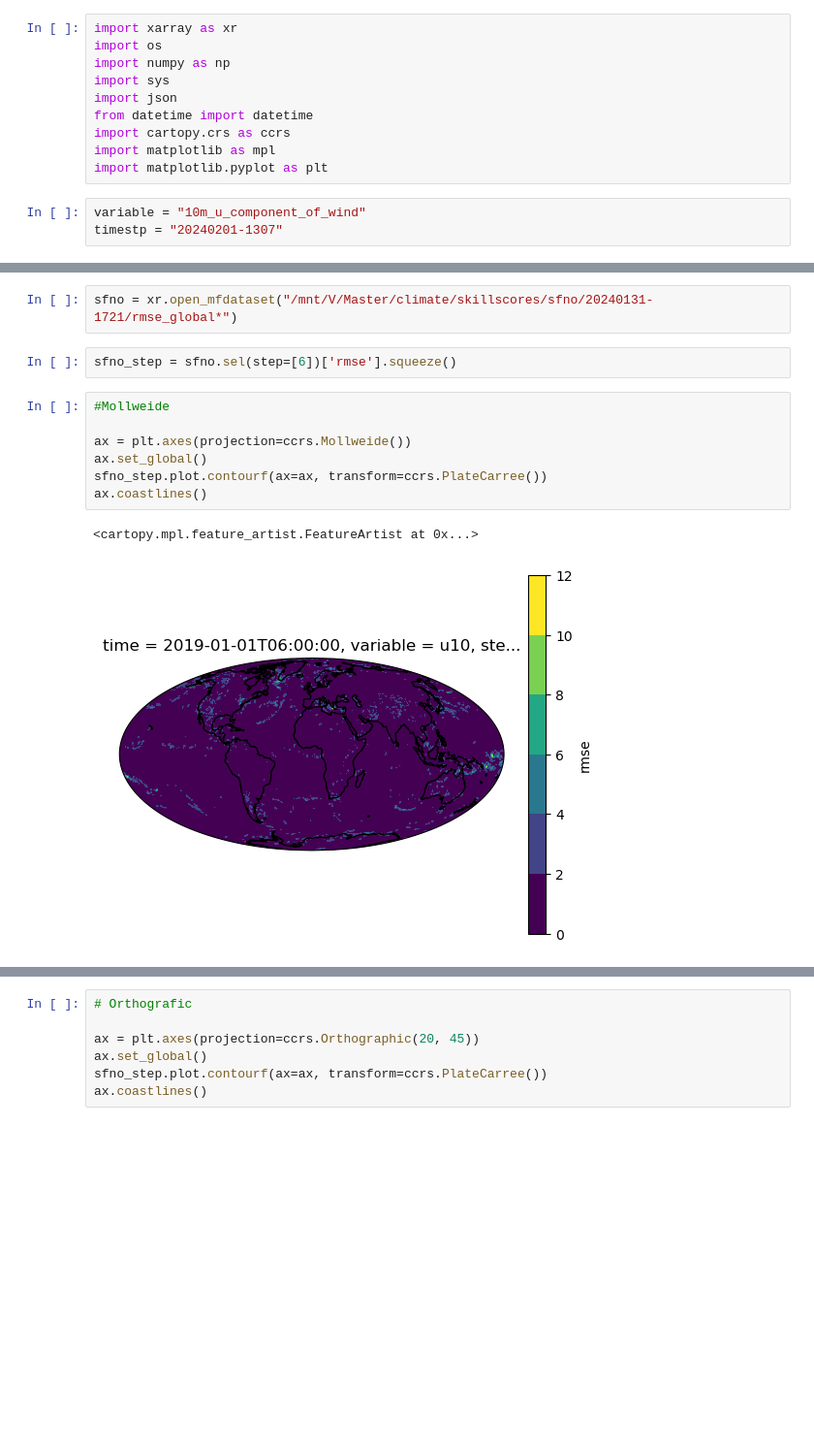
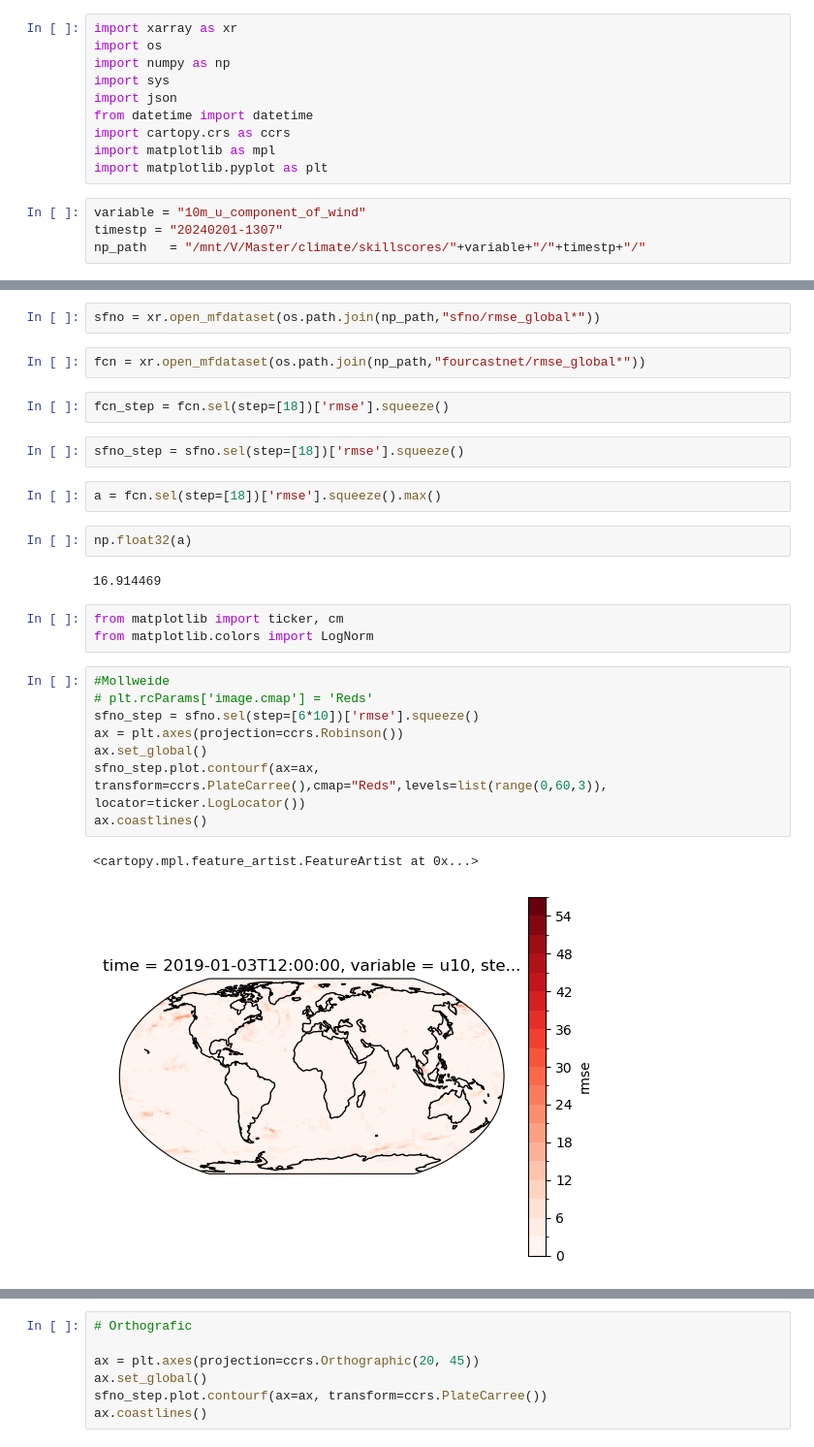
Before and after one commit to Slusny/Modulated-Spherical-Fourier-Neural-Operator, a Jupyter notebook: Modelskill.ipynb, the cells around one changed output, grey strips where cells are left out. Shown at 97% size. Drawn from its saved outputs; the diff is of its cells as text; blank space fills up the shorter version.

```diff
--- a/Modelskill.ipynb
+++ b/Modelskill.ipynb
@@ -13,3 +13,4 @@ import matplotlib.pyplot as plt
 # %%
 variable = "10m_u_component_of_wind"
 timestp = "20240201-1307"
+np_path   = "/mnt/V/Master/climate/skillscores/"+variable+"/"+timestp+"/"
@@ -16,14 +66,28 @@ timestp = "20240201-1307"
 # %%
-sfno = xr.open_mfdataset("/mnt/V/Master/climate/skillscores/sfno/20240131-1721/rmse_global*")
+sfno = xr.open_mfdataset(os.path.join(np_path,"sfno/rmse_global*"))
+# %%
+fcn = xr.open_mfdataset(os.path.join(np_path,"fourcastnet/rmse_global*"))
+# %%
+fcn_step = fcn.sel(step=[18])['rmse'].squeeze()
 # %%
-sfno_step = sfno.sel(step=[6])['rmse'].squeeze()
+sfno_step = sfno.sel(step=[18])['rmse'].squeeze()
+# %%
+a = fcn.sel(step=[18])['rmse'].squeeze().max()
+# %%
+np.float32(a)
+# %% [output]
+16.914469
+# %%
+from matplotlib import ticker, cm
+from matplotlib.colors import LogNorm
 # %%
 #Mollweide
-
-ax = plt.axes(projection=ccrs.Mollweide())
+# plt.rcParams['image.cmap'] = 'Reds'
+sfno_step = sfno.sel(step=[6*10])['rmse'].squeeze()
+ax = plt.axes(projection=ccrs.Robinson())
 ax.set_global()
-sfno_step.plot.contourf(ax=ax, transform=ccrs.PlateCarree())
+sfno_step.plot.contourf(ax=ax, transform=ccrs.PlateCarree(),cmap="Reds",levels=list(range(0,60,3)), locator=ticker.LogLocator())
 ax.coastlines()
 # %% [output]
 <cartopy.mpl.feature_artist.FeatureArtist at 0x...>
-[figure, old version]
+[figure, new version]
```
Also changed, not shown: parts of 18 cells of this notebook.
